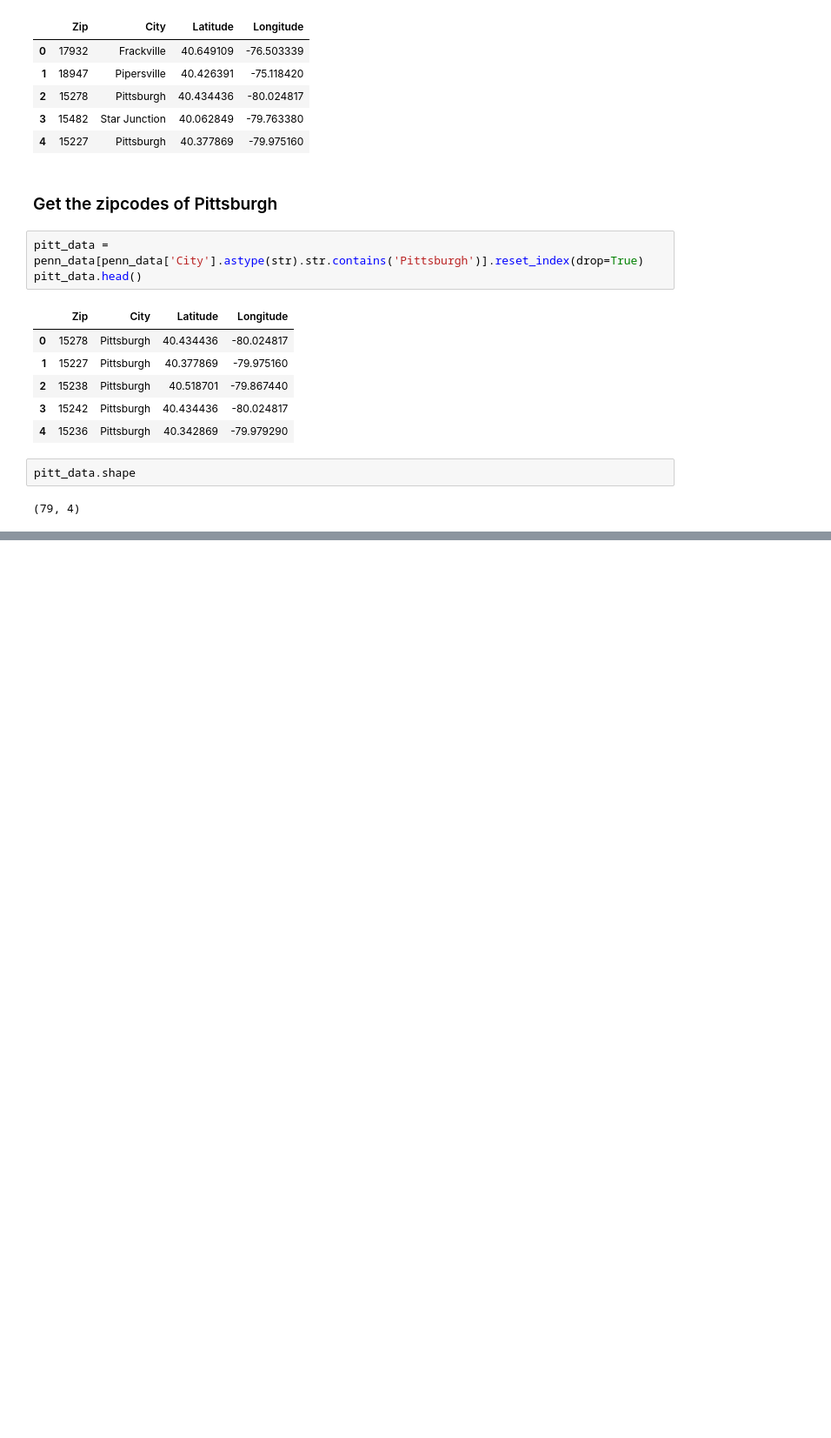
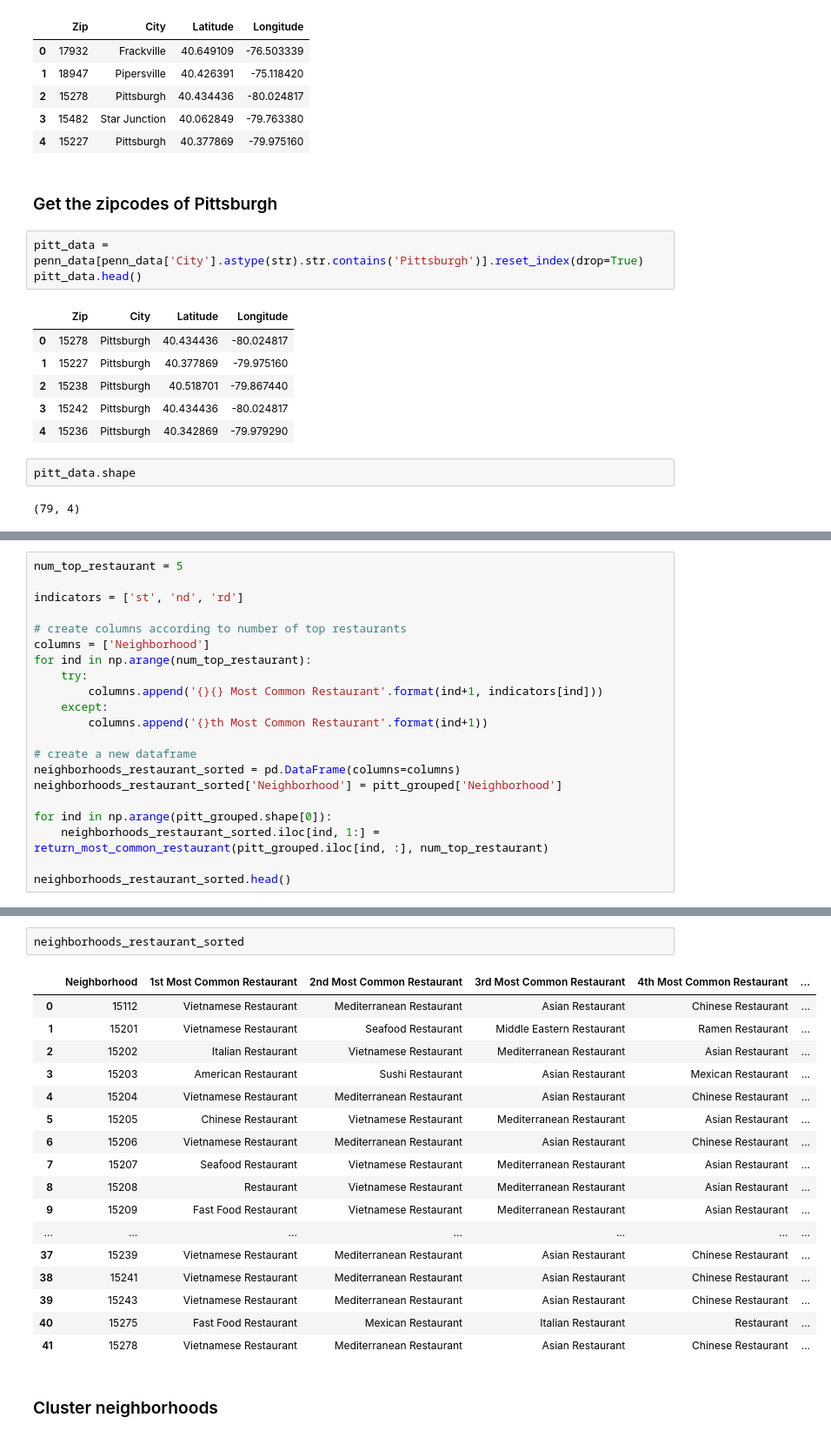
Before and after one commit to crickettay13/Coursera_Capstone, a Jupyter notebook: The Battle of Neighborhoods.ipynb, the cells around one changed output, grey strips where cells are left out. Shown at 87% size. Drawn from its saved outputs; the diff is of its cells as text; blank space fills up the shorter version.

```diff
--- a/The Battle of Neighborhoods.ipynb
+++ b/The Battle of Neighborhoods.ipynb
@@ -60,0 +345,21 @@ pitt_data.shape
+# %%
+num_top_restaurant = 5
+
+indicators = ['st', 'nd', 'rd']
+
+# create columns according to number of top restaurants
+columns = ['Neighborhood']
+for ind in np.arange(num_top_restaurant):
+    try:
+        columns.append('{}{} Most Common Restaurant'.format(ind+1, indicators[ind]))
+    except:
+        columns.append('{}th Most Common Restaurant'.format(ind+1))
+
+# create a new dataframe
+neighborhoods_restaurant_sorted = pd.DataFrame(columns=columns)
+neighborhoods_restaurant_sorted['Neighborhood'] = pitt_grouped['Neighborhood']
+
+for ind in np.arange(pitt_grouped.shape[0]):
+    neighborhoods_restaurant_sorted.iloc[ind, 1:] = return_most_common_restaurant(pitt_grouped.iloc[ind, :], num_top_restaurant)
+
+neighborhoods_restaurant_sorted.head()
@@ -60,0 +373,22 @@ pitt_data.shape
+# %%
+neighborhoods_restaurant_sorted
+# %% [output]
+|  | Neighborhood | 1st Most Common Restaurant | 2nd Most Common Restaurant | 3rd Most Common Restaurant | 4th Most Common Restaurant | ... |
+| 0 | 15112 | Vietnamese Restaurant | Mediterranean Restaurant | Asian Restaurant | Chinese Restaurant | ... |
+| 1 | 15201 | Vietnamese Restaurant | Seafood Restaurant | Middle Eastern Restaurant | Ramen Restaurant | ... |
+| 2 | 15202 | Italian Restaurant | Vietnamese Restaurant | Mediterranean Restaurant | Asian Restaurant | ... |
+| 3 | 15203 | American Restaurant | Sushi Restaurant | Asian Restaurant | Mexican Restaurant | ... |
+| 4 | 15204 | Vietnamese Restaurant | Mediterranean Restaurant | Asian Restaurant | Chinese Restaurant | ... |
+| 5 | 15205 | Chinese Restaurant | Vietnamese Restaurant | Mediterranean Restaurant | Asian Restaurant | ... |
+| 6 | 15206 | Vietnamese Restaurant | Mediterranean Restaurant | Asian Restaurant | Chinese Restaurant | ... |
+| 7 | 15207 | Seafood Restaurant | Vietnamese Restaurant | Mediterranean Restaurant | Asian Restaurant | ... |
+| 8 | 15208 | Restaurant | Vietnamese Restaurant | Mediterranean Restaurant | Asian Restaurant | ... |
+| 9 | 15209 | Fast Food Restaurant | Vietnamese Restaurant | Mediterranean Restaurant | Asian Restaurant | ... |
+| ... | ... | ... | ... | ... | ... | ... |
+| 37 | 15239 | Vietnamese Restaurant | Mediterranean Restaurant | Asian Restaurant | Chinese Restaurant | ... |
+| 38 | 15241 | Vietnamese Restaurant | Mediterranean Restaurant | Asian Restaurant | Chinese Restaurant | ... |
+| 39 | 15243 | Vietnamese Restaurant | Mediterranean Restaurant | Asian Restaurant | Chinese Restaurant | ... |
+| 40 | 15275 | Fast Food Restaurant | Mexican Restaurant | Italian Restaurant | Restaurant | ... |
+| 41 | 15278 | Vietnamese Restaurant | Mediterranean Restaurant | Asian Restaurant | Chinese Restaurant | ... |
+# %% [markdown]
+### Cluster neighborhoods
```
Also changed, not shown: parts of 52 cells of this notebook.
